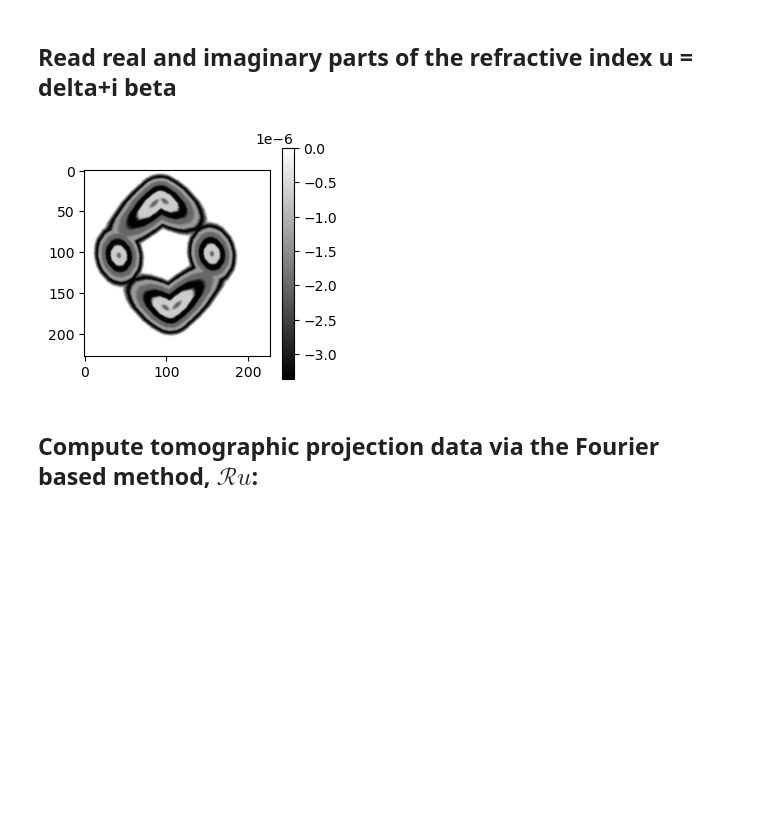
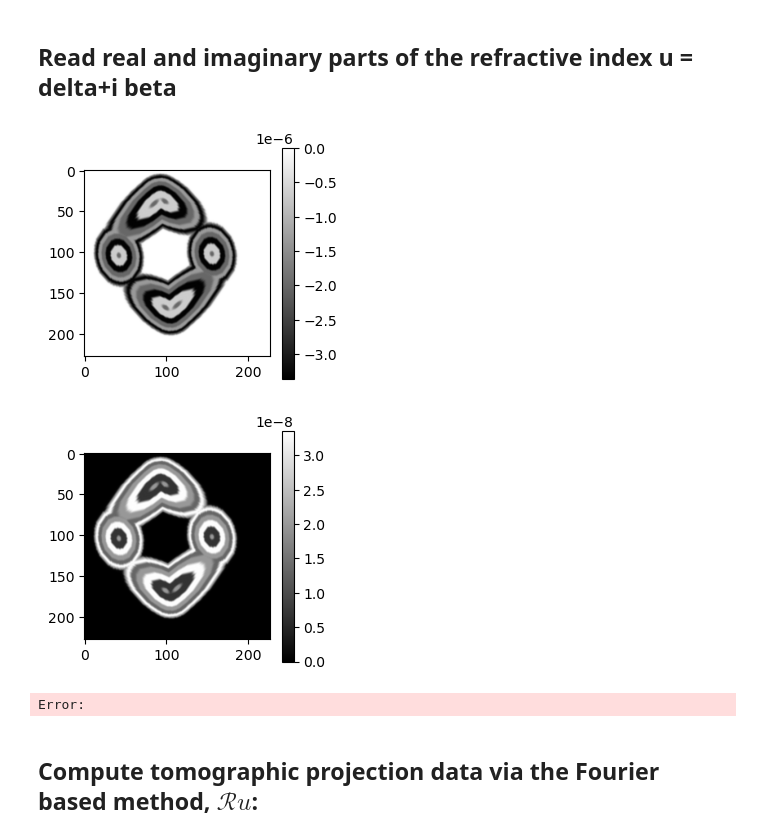
Before and after one commit to nikitinvv/holotomocupy_bq, a Jupyter notebook: examples_synthetic/3d_ald/modeling.ipynb, the cells around one changed output. Drawn from its saved outputs; the diff is of its cells as text; code cells hidden in the pictures; blank space fills up the shorter version.

```diff
--- a/examples_synthetic/3d_ald/modeling.ipynb
+++ b/examples_synthetic/3d_ald/modeling.ipynb
@@ -103,33 +103,39 @@ ne = int(np.ceil((n+2*pad)/norm_magnifications[-1]/8))*8  # make multiple of 8
 # u0 = np.fft.fftshift(np.fft.ifftn(np.fft.fftshift(fu*v))).astype('complex64')
 
 # fig, ax = plt.subplots(1, figsize=(3, 3))
 # plt.imshow(-u0[ne//2].real,cmap='gray',vmax=2.526992e-06*2,vmin=0)
 # plt.colorbar()
 # ax.add_artist(ScaleBar(voxelsize,location='lower right'))
 # plt.show()
 
 # fig, ax = plt.subplots(1, figsize=(3, 3))
 # plt.imshow(-u0[ne//2].real,cmap='gray',vmax=2.526992e-06*2,vmin=0)
 # plt.colorbar()
 # ax.add_artist(ScaleBar(voxelsize,location='lower right'))
 # plt.show()
 
 # fig, ax = plt.subplots(1, figsize=(3, 3))
 # plt.imshow(-u0[:,ne//2-8].real,cmap='gray',vmax=2.526992e-06*2,vmin=0)
 # plt.colorbar()
 # ax.add_artist(ScaleBar(voxelsize,location='lower right'))
 # plt.show()
 
 
 # np.save('data/u',u0)
 
 u = np.load('data/u.npy')
 fig, ax = plt.subplots(1, figsize=(3, 3))
 plt.imshow(u[ne//2,ne//4:-ne//4,ne//4:-ne//4].real,cmap='gray')
 plt.colorbar()
 plt.show()
+fig, ax = plt.subplots(1, figsize=(3, 3))
+plt.imshow(u[ne//2,ne//4:-ne//4,ne//4:-ne//4].imag,cmap='gray')
+plt.colorbar()
+plt.show()
 # %% [output]
 [figure]
+[figure, added]
+Error:
 # %% [markdown]
 ## Compute tomographic projection data via the Fourier based method, $\mathcal{R}u$:
 # %%
```
Also changed, not shown: 5 other files.
